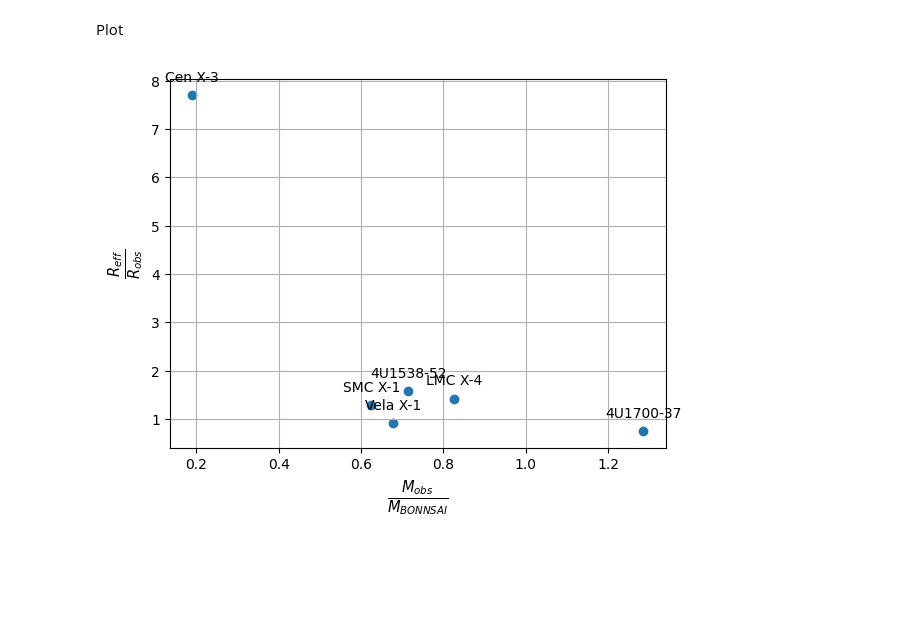
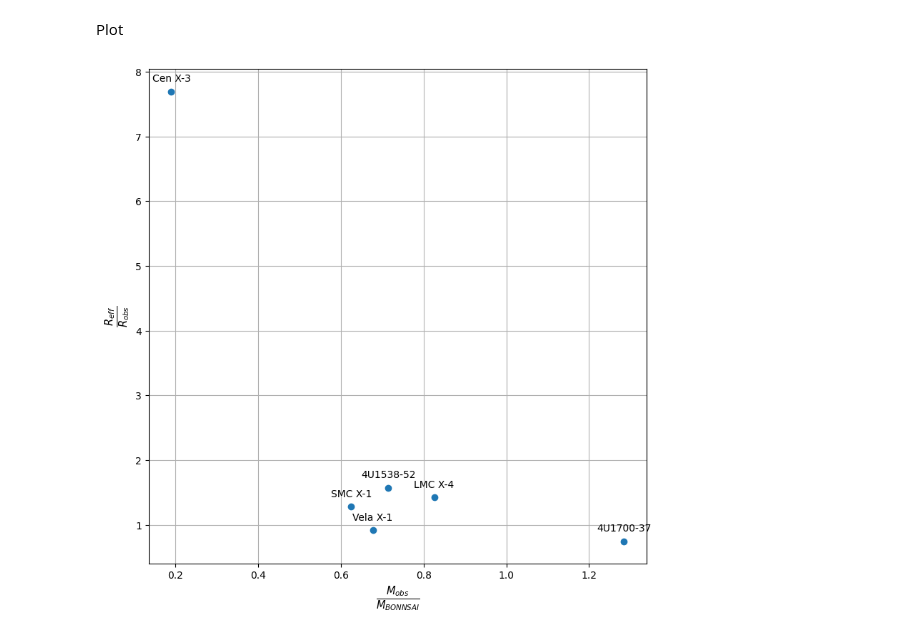
Before and after one commit to LvV210/MasterProject, a Jupyter notebook: luminosity2.ipynb, the cells around one changed output. Cells and saved outputs as stored; diff of their text form; code cells hidden in the pictures; blank space fills up the shorter version.

```diff
--- a/luminosity2.ipynb
+++ b/luminosity2.ipynb
@@ -25,7 +25,8 @@ df_L = pd.DataFrame({'id': df_hmxb['id'].copy(),
                               "ST_short": [None] * len(df_hmxb['id']),
                               "ST": [None] * len(df_hmxb['id']),
                               "logL_true/L_sun": [None] * len(df_hmxb['id']),
-                              "Teff": [None] * len(df_hmxb['id'])})
+                              "Teff": [None] * len(df_hmxb['id']),
+                              "logTeff": [None] * len(df_hmxb['id'])})
 # %%
 for i in range(df_hmxb.shape[0]):
     # Object id
@@ -65,3 +66,4 @@ for i in range(df_hmxb.shape[0]):
     df_L.loc[df_L["id"] == df_hmxb.loc[i, 'id'], "L_true"] = L
     df_L.loc[df_L["id"] == df_hmxb.loc[i, 'id'], "logL_true/L_sun"] = np.log10(L)
     df_L.loc[df_L["id"] == df_hmxb.loc[i, 'id'], "Teff"] = Teff
+    df_L.loc[df_L["id"] == df_hmxb.loc[i, 'id'], "logTeff"] = np.log10(Teff)
@@ -173,15 +145,16 @@ df_MR
 # %% [markdown]
 Plot
 # %%
+plt.figure(figsize=(9,9))
 plt.scatter(df_MR["M_opt/M_exp"], df_MR["R_expected/R_true"])
 # Add labels to each point
 for i, label in enumerate(df_MR["id"].tolist()):
     plt.annotate(label, (df_MR["M_opt/M_exp"].tolist()[i], df_MR["R_expected/R_true"].tolist()[i]), textcoords="offset points", xytext=(0,10), ha='center')
 # plt.ylim(1,2)
 # plt.xlim(0,1)
 plt.grid(True)
 plt.xlabel(r"$\frac{M_{obs}}{M_{BONNSAI}}$", fontsize=15)
 plt.ylabel(r"$\frac{R_{eff}}{R_{obs}}$", fontsize=15)
 plt.show()
 # %% [output]
-[figure, old version]
+[figure, new version]
```
Also changed, not shown: parts of 7 cells of this notebook, 3 other files.
